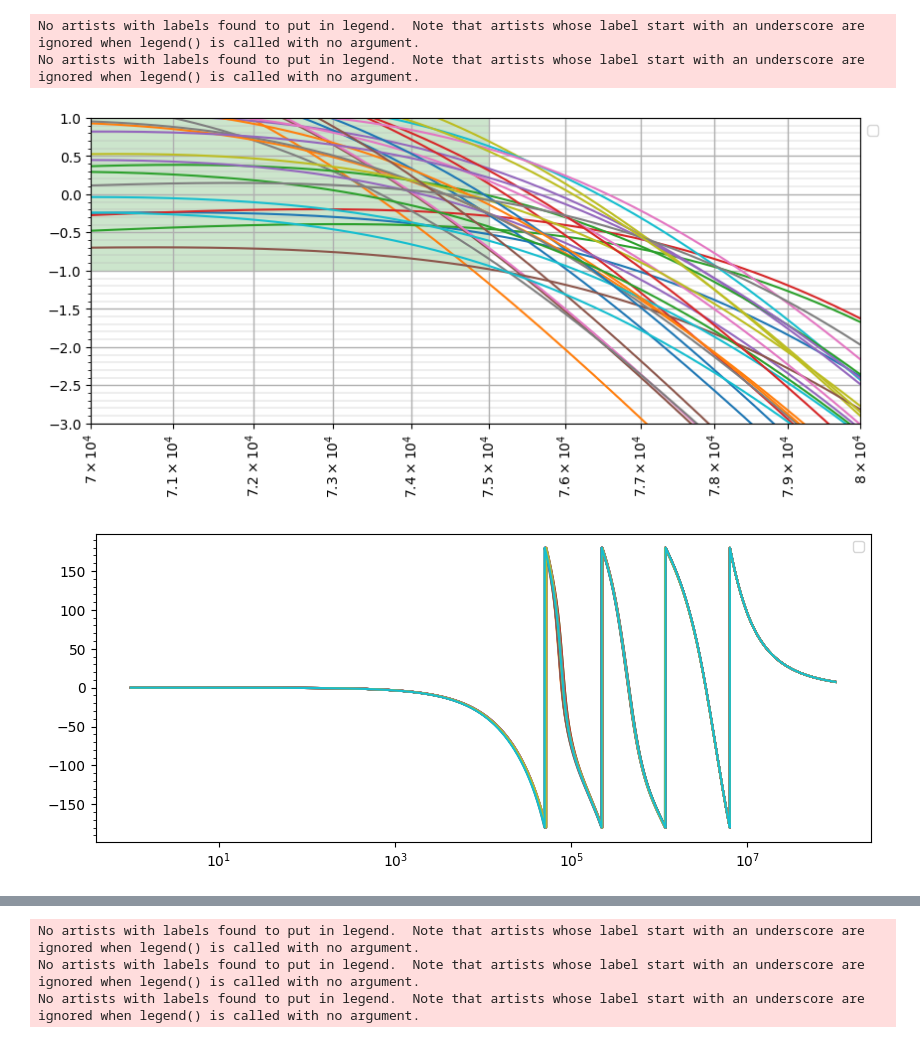
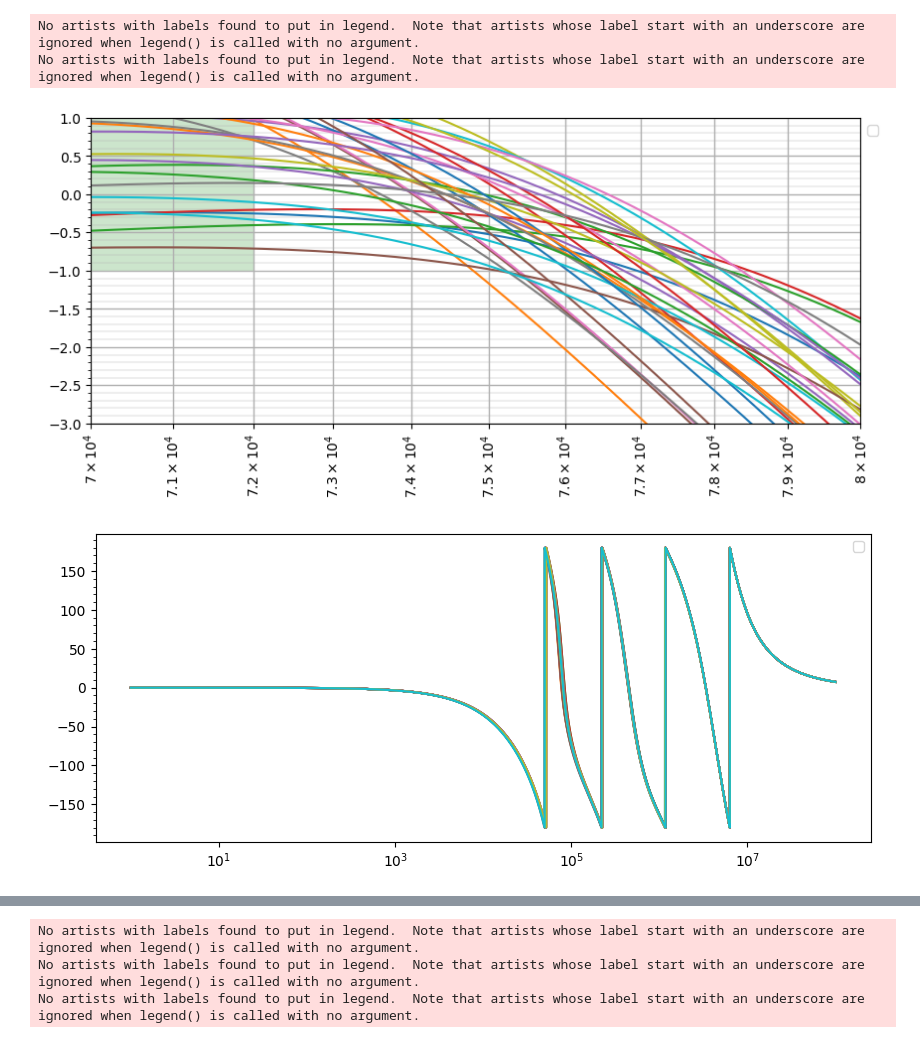
Before and after one commit to SantiagoLCC/TP-1_ASSD_Muestro_G4, a Jupyter notebook: cálculo_filtro/Bode_Monte_Ltspice_LP.ipynb, the cells around one changed output, grey strips where cells are left out. Drawn from its saved outputs; the diff is of its cells as text; code cells hidden in the pictures.

```diff
--- a/cálculo_filtro/Bode_Monte_Ltspice_LP.ipynb
+++ b/cálculo_filtro/Bode_Monte_Ltspice_LP.ipynb
@@ -16,36 +16,36 @@ fig_bode, ax_bode = plt.subplots(figsize=(10,4))
 fig_phase, ax_phase = plt.subplots(figsize=(10,4))
 for i in range(30):
     # Get the voltage data for the input and output nodes
     vout = l.get_data('V(vo_fil)',i)
     # Calculate the transfer function
     transfer_function = vout
     phase = np.angle(transfer_function, deg=True)
     # Plot the Bode diagram for the current simulation
     ax_bode.semilogx(frequency, 20 * np.log10(np.abs(transfer_function)))
     ax_phase.semilogx(frequency, phase)
 # Plot the Bode diagram
 
 # Límites del gráfico
 ax_bode.set_xlim(70000, 80000)
 ax_bode.set_ylim(-3, 1)
 ax_bode.xaxis.set_major_locator(MultipleLocator(1000))
 
 # Rotate X-axis tick labels vertically
 ax_bode.tick_params(axis='x', rotation=90)
 
 ax_bode.grid(visible=True, which='both', axis='both', linewidth=0.3)
 ax_bode.grid(visible=True, which='major', axis='both', linewidth=1)
 ax_bode.legend(loc='upper left', bbox_to_anchor=(1.0, 1.0))
 ax_bode.minorticks_on()
-ax_bode.add_patch(Rectangle((70000, -1), 5000, 5, linewidth=1, facecolor='green', alpha=0.2))
-ax_bode.add_patch(Rectangle((152000, -50), 10000, 10, linewidth=1, facecolor='green', alpha=0.2))
+ax_bode.add_patch(Rectangle((70000, -1), 2000, 5, linewidth=1, facecolor='green', alpha=0.2))
+ax_bode.add_patch(Rectangle((144000, -50), 10000, 10, linewidth=1, facecolor='green', alpha=0.2))
 plt.minorticks_on()
 plt.legend()
 plt.show()
 # %% [output]
 No artists with labels found to put in legend.  Note that artists whose label start with an underscore are ignored when legend() is called with no argument.
 No artists with labels found to put in legend.  Note that artists whose label start with an underscore are ignored when legend() is called with no argument.
-[figure, old version]
+[figure, new version]
 [figure]
 # %%
 
```
Also changed, not shown: parts of 1 cell of this notebook, 29 other files.
